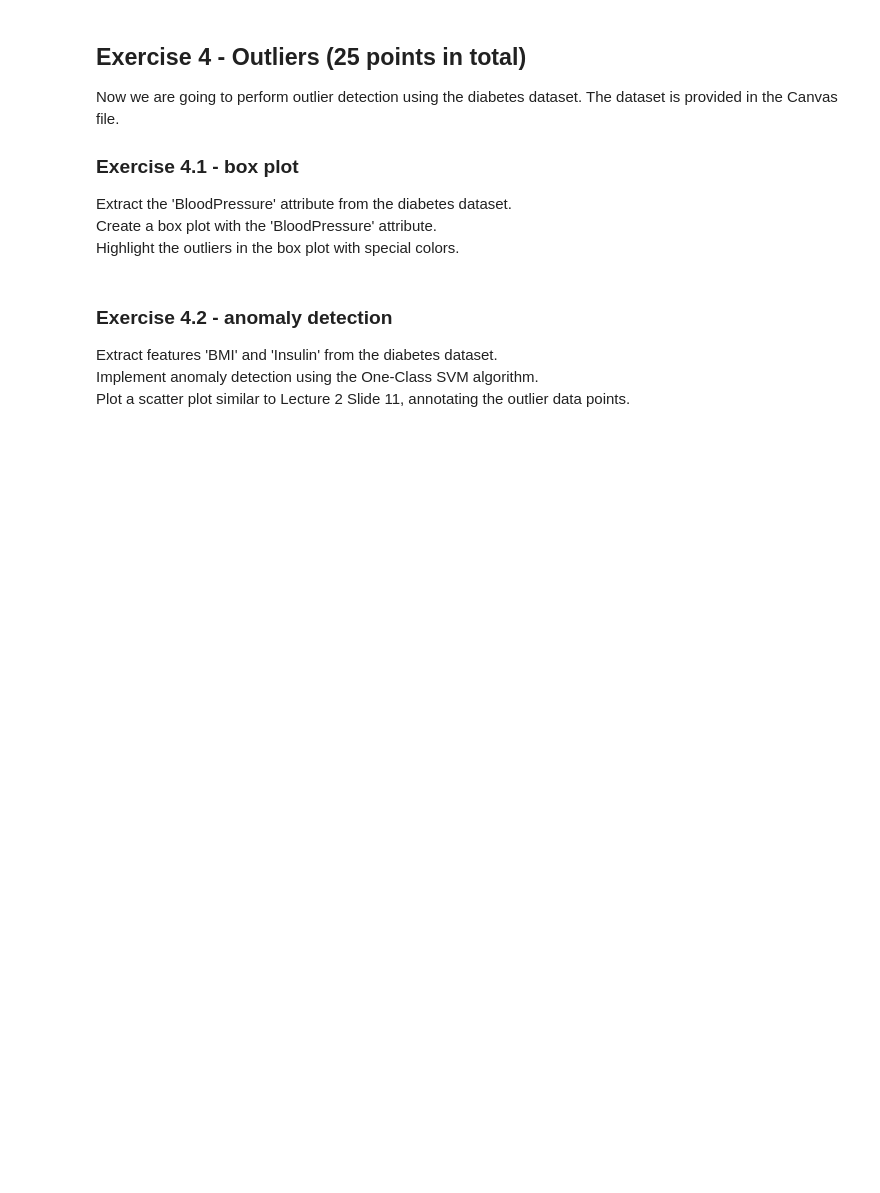
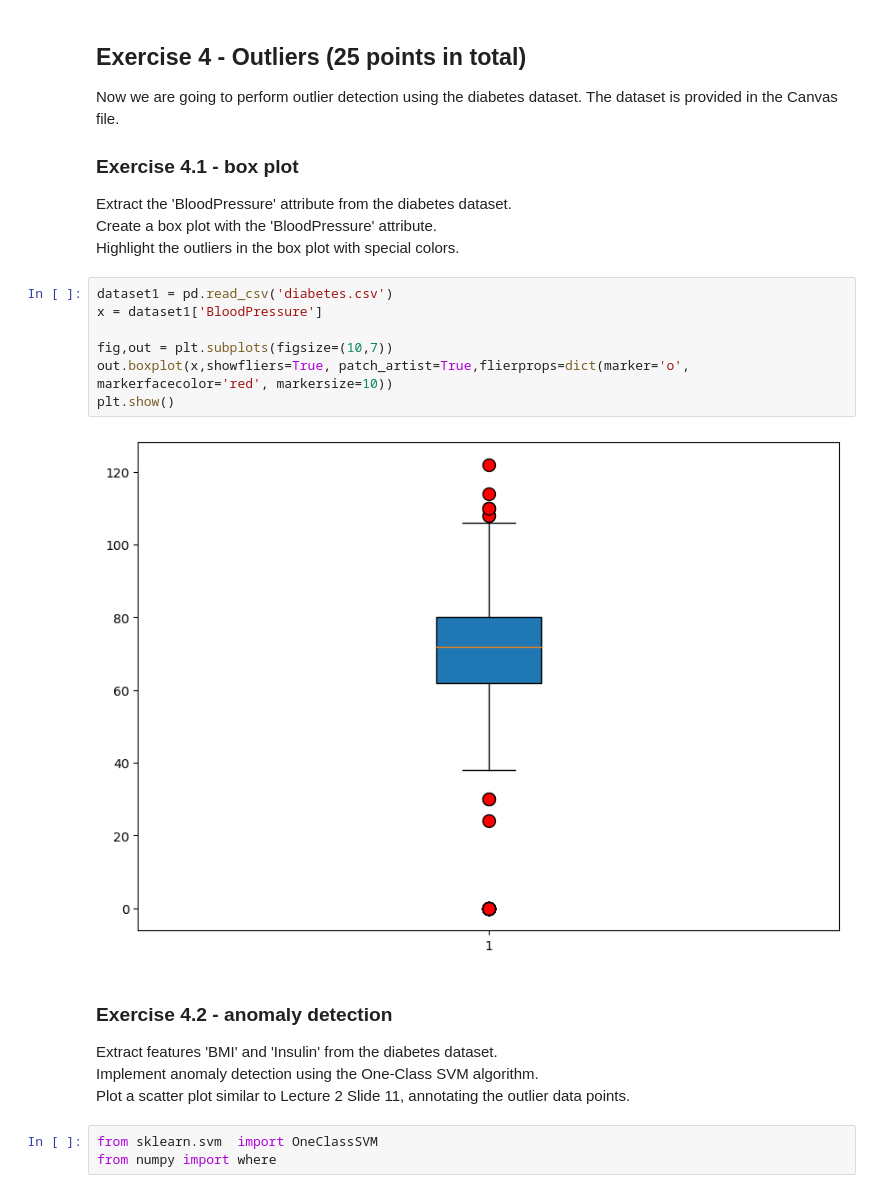
Before and after one commit to tajsharma/ecs171, a Jupyter notebook: hw1/HW1.ipynb, the cells around one changed output. Saved outputs shown, nothing was run; the diff lists cells and outputs as text; blank space fills up the shorter version.

```diff
--- a/hw1/HW1.ipynb
+++ b/hw1/HW1.ipynb
@@ -127,8 +197,20 @@ The dataset is provided in the Canvas file.
 Extract the 'BloodPressure' attribute from the diabetes dataset.<br >
 Create a box plot with the 'BloodPressure' attribute.<br >
 Highlight the outliers in the box plot with special colors.
+# %%
+dataset1 = pd.read_csv('diabetes.csv')
+x = dataset1['BloodPressure']
+
+fig,out = plt.subplots(figsize=(10,7))
+out.boxplot(x,showfliers=True, patch_artist=True,flierprops=dict(marker='o', markerfacecolor='red', markersize=10))
+plt.show()
+# %% [output]
+[figure, added]
 # %% [markdown]
 ### Exercise 4.2 - anomaly detection
 Extract features 'BMI' and 'Insulin' from the diabetes dataset.<br >
 Implement anomaly detection using the One-Class SVM algorithm.<br >
 Plot a scatter plot similar to Lecture 2 Slide 11, annotating the outlier data points.
+# %%
+from sklearn.svm  import OneClassSVM
+from numpy import where
```
Also changed, not shown: parts of 8 cells of this notebook.
